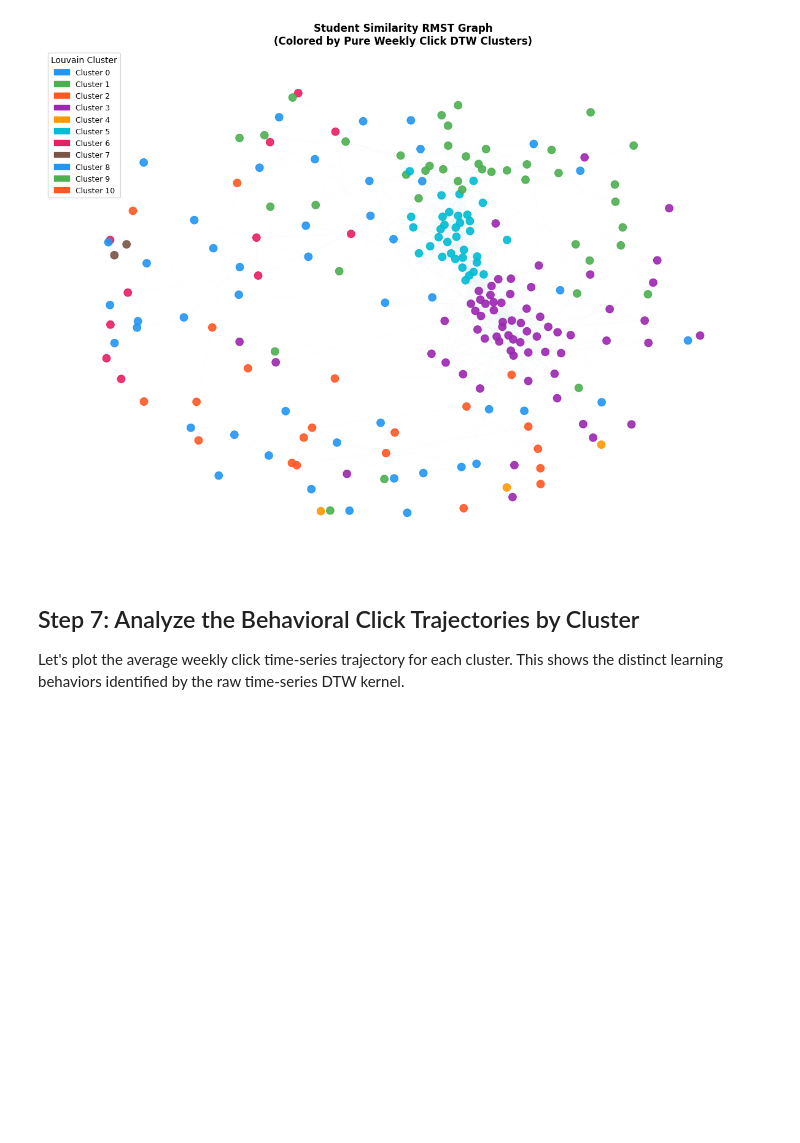
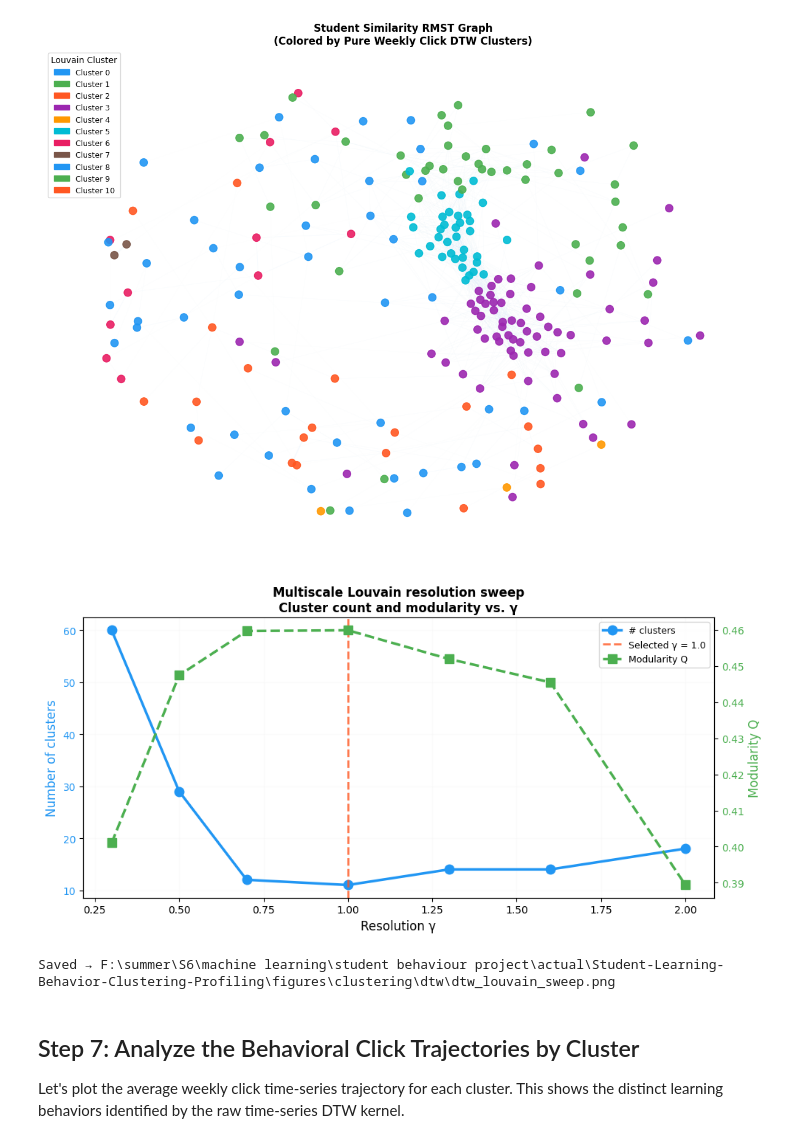
Before and after one commit to AfafKhadraoui/Student-Learning-Behavior-Clustering-Profiling, a Jupyter notebook: notebooks/08_research_paper_dtw_pure_raw.ipynb, the cells around one changed output. Drawn from its saved outputs; the diff is of its cells as text; code cells hidden in the pictures; blank space fills up the shorter version.

```diff
--- a/notebooks/08_research_paper_dtw_pure_raw.ipynb
+++ b/notebooks/08_research_paper_dtw_pure_raw.ipynb
@@ -44,6 +44,7 @@ from joblib import dump
 ROOT = Path("..").resolve()
 if str(ROOT) not in sys.path:
     sys.path.append(str(ROOT))
+FIGURES_DIR     = ROOT / 'figures' / 'clustering' / 'dtw'
 
 from src.clustering.train_dtw import DTWClusteringPipeline
 from src.clustering.evaluate import compute_clustering_metrics
@@ -355,6 +356,44 @@ plt.tight_layout()
 plt.show()
 # %% [output]
 [figure]
+# %%
+# Save dtw_louvain_sweep.png
+fig, ax1 = plt.subplots(figsize=(10, 5))
+
+color_k   = '#2196F3'
+color_mod = '#4CAF50'
+color_sel = '#FF5722'
+
+ax1.plot(resolutions, n_clusters_list, 'o-', color=color_k,
+         linewidth=2.5, markersize=9, label='# clusters')
+ax1.set_xlabel('Resolution γ', fontsize=12)
+ax1.set_ylabel('Number of clusters', color=color_k, fontsize=12)
+ax1.tick_params(axis='y', labelcolor=color_k)
+
+ax2 = ax1.twinx()
+ax2.plot(resolutions, modularities, 's--', color=color_mod,
+         linewidth=2.5, markersize=9, label='Modularity Q')
+ax2.set_ylabel('Modularity Q', color=color_mod, fontsize=12)
+ax2.tick_params(axis='y', labelcolor=color_mod)
+
+best_res = pipeline.best_resolution_
+ax1.axvline(best_res, color=color_sel, linestyle='--', linewidth=2,
+            alpha=0.8, label=f'Selected γ = {best_res}')
+
+lines1, labels1 = ax1.get_legend_handles_labels()
+lines2, labels2 = ax2.get_legend_handles_labels()
+ax1.legend(lines1 + lines2, labels1 + labels2, loc='upper right', fontsize=9)
+
+ax1.set_title('Multiscale Louvain resolution sweep\nCluster count and modularity vs. γ',
+              fontweight='bold')
+ax1.grid(True, alpha=0.2)
+plt.tight_layout()
+fig.savefig(FIGURES_DIR / 'dtw_louvain_sweep.png', dpi=150, bbox_inches='tight')
+plt.show()
+print(f"Saved → {FIGURES_DIR / 'dtw_louvain_sweep.png'}")
+# %% [output]
+[figure, added]
+Saved → F:\summer\S6\machine learning\student behaviour project\actual\Student-Learning-Behavior-Clustering-Profiling\figures\clustering\dtw\dtw_louvain_sweep.png
 # %% [markdown]
 ## Step 7: Analyze the Behavioral Click Trajectories by Cluster
 Let's plot the average weekly click time-series trajectory for each cluster. This shows the distinct learning behaviors identified by the raw time-series DTW kernel.
```
Also changed, not shown: parts of 3 cells of this notebook, 1 other file.
